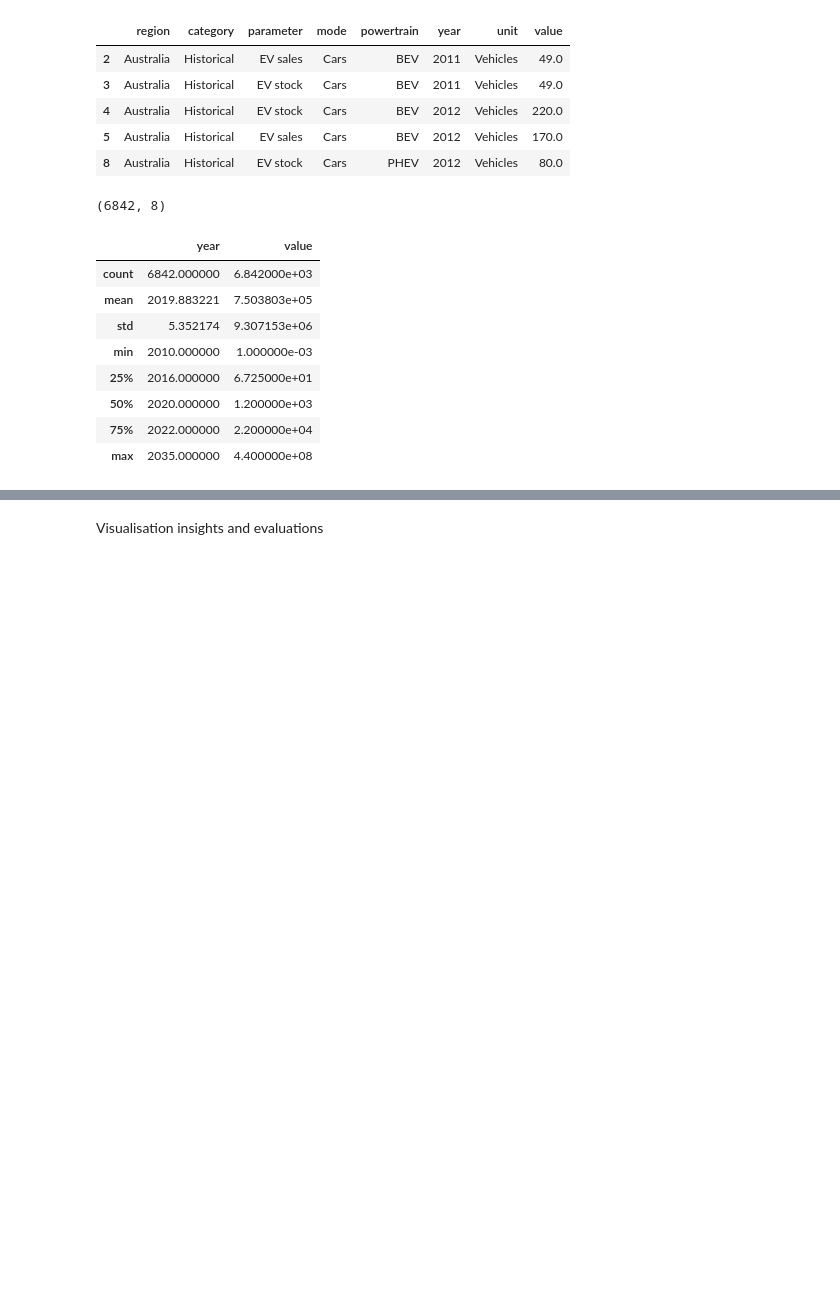
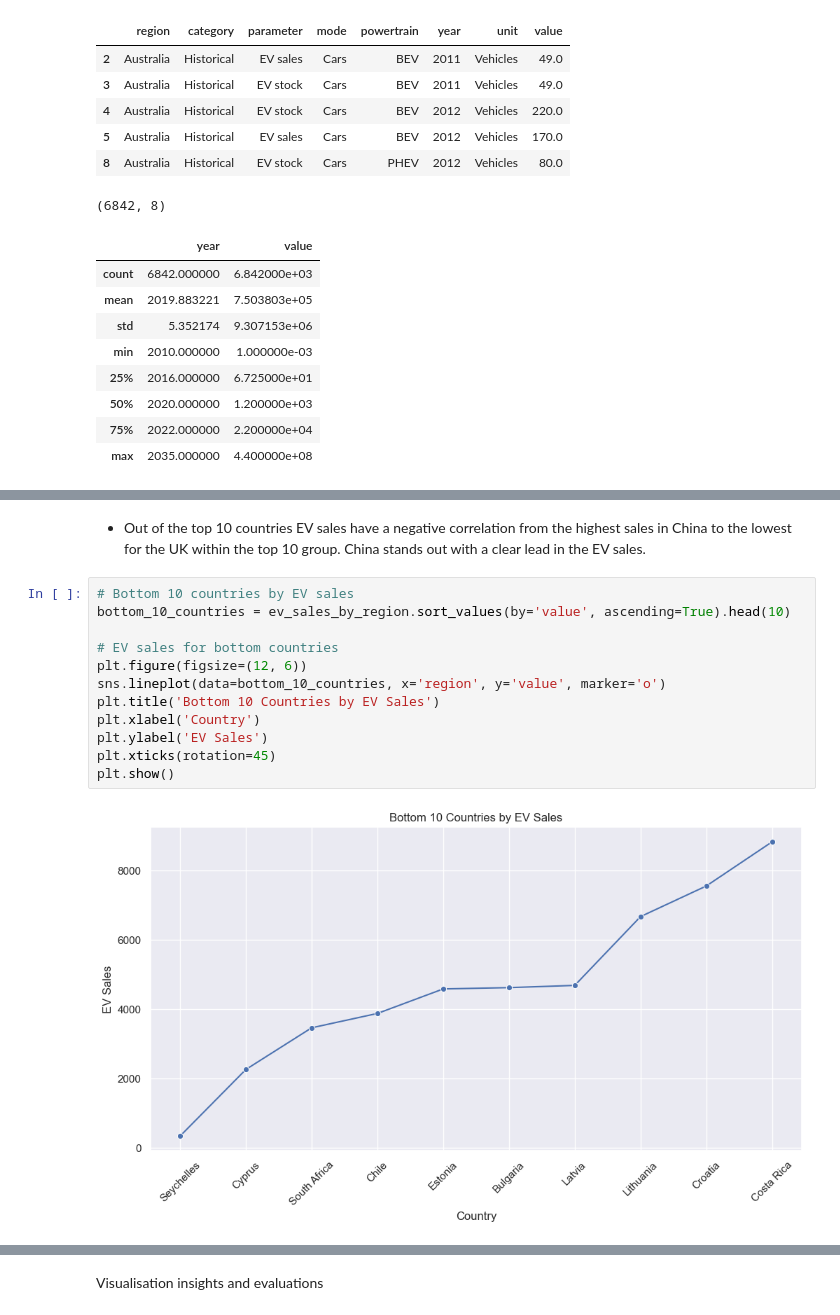
Before and after one commit to Emmanuel913-sketch/Global-Electric-Vehicle-sales-trends-from-2010-2024, a Jupyter notebook: jupyter_notebooks/visualisations.ipynb, the cells around one changed output, grey strips where cells are left out. Saved outputs shown, nothing was run; the diff lists cells and outputs as text; blank space fills up the shorter version.

```diff
--- a/jupyter_notebooks/visualisations.ipynb
+++ b/jupyter_notebooks/visualisations.ipynb
@@ -262,0 +267,16 @@ display(vehicles_df.describe())
+# %% [markdown]
+* Out of the top 10 countries EV sales have a negative correlation from the highest sales in China to the lowest for the UK within the top 10 group. China stands out with a clear lead in the EV sales.
+# %%
+# Bottom 10 countries by EV sales
+bottom_10_countries = ev_sales_by_region.sort_values(by='value', ascending=True).head(10)
+
+# EV sales for bottom countries
+plt.figure(figsize=(12, 6))
+sns.lineplot(data=bottom_10_countries, x='region', y='value', marker='o')
+plt.title('Bottom 10 Countries by EV Sales')
+plt.xlabel('Country')
+plt.ylabel('EV Sales')
+plt.xticks(rotation=45)
+plt.show()
+# %% [output]
+[figure, added]
```
Also changed, not shown: parts of 19 cells of this notebook.
